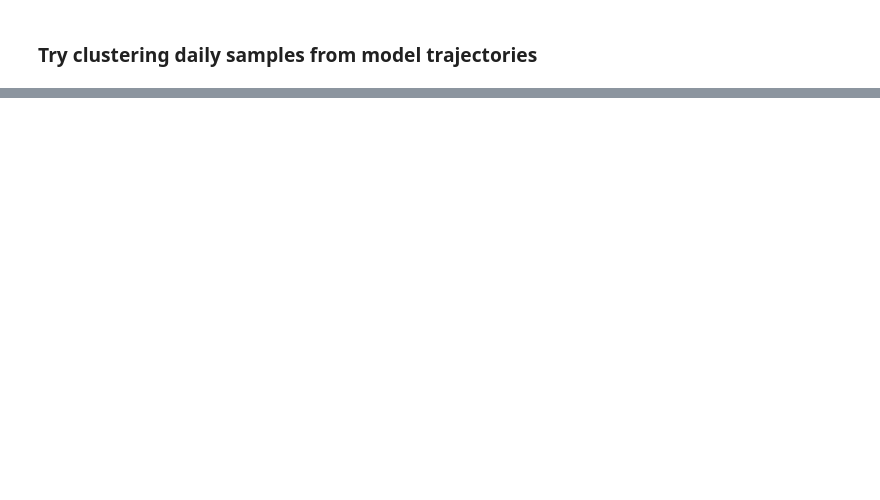
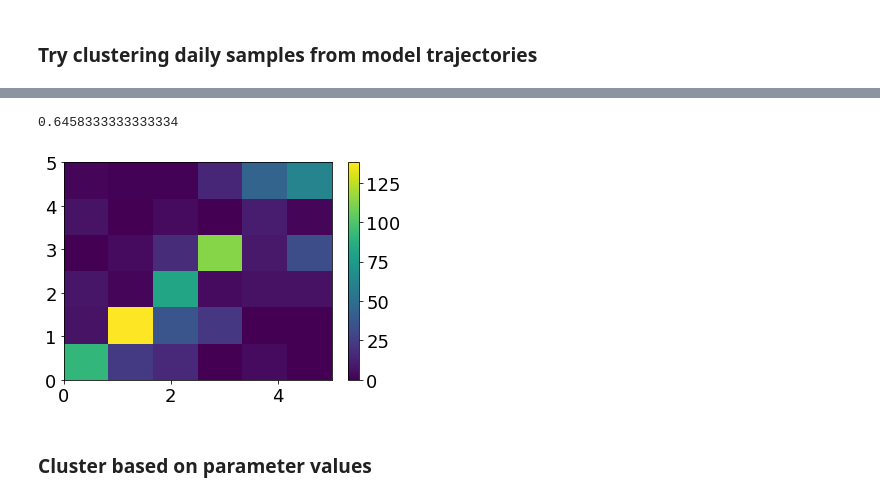
Before and after one commit to lacyk3/SARS-CoV-2Kinetics, a Jupyter notebook: Figures/FigureS1-ComparingQuantitativeFeaturesModelvData.ipynb, the cells around one changed output, grey strips where cells are left out. Cells and saved outputs as stored; diff of their text form; code cells hidden in the pictures; blank space fills up the shorter version.

```diff
--- a/Figures/FigureS1-ComparingQuantitativeFeaturesModelvData.ipynb
+++ b/Figures/FigureS1-ComparingQuantitativeFeaturesModelvData.ipynb
@@ -346,0 +359,22 @@ print('5 --> 4:', np.sum((Cmodels[np.argwhere(Cdata == 5)]==4))/np.sum(Cdata==5)
+# %%
+# -- Normalize
+PkVLs_n = (PkVLs - np.mean(PkVLs))/np.std(PkVLs)
+AUCs_n = (AUCs - np.mean(AUCs))/np.std(AUCs)
+TimetoPeak_n = (TimetoPeakVL - np.mean(TimetoPeakVL))/np.std(TimetoPeakVL)
+Elimination = np.array(Durations) - np.array(TimetoPeakVL)
+Elimination_n = (Elimination - np.mean(Elimination))/np.std(Elimination)
+Durations_n = (Durations - np.mean(Durations))/np.std(Durations)
+
+X_features = np.zeros((len(IDs_clustered),5))
+X_features[:,0] = PkVLs_n
+X_features[:,1] = AUCs_n
+X_features[:,2] = TimetoPeak_n
+X_features[:,3] = Durations_n
+#X_features[:,4] = Elimination_n
+
+
+kmeans = KMeans(n_clusters=6, random_state = 10).fit(X_features)
+centers = [y[1] for y in kmeans.cluster_centers_]
+sort_index = np.argsort(centers)
+
+sort_index = [0,4,2,1,3,5]
@@ -346,0 +425,17 @@ print('5 --> 4:', np.sum((Cmodels[np.argwhere(Cdata == 5)]==4))/np.sum(Cdata==5)
+# %%
+# -- compare results of clustering based on model simulations against clustering based on data
+def reorder(l, sort_index):
+    new_label = np.argwhere(sort_index==l)[0][0]
+    return new_label
+
+ordered_kmeans_labels = [reorder(l, sort_index) for l in kmeans.labels_]
+plt.hist2d(clusters, ordered_kmeans_labels,bins = 6);
+plt.colorbar()
+
+# -- Accuracy
+(len(ordered_kmeans_labels)-np.sum((np.abs(np.array(clusters) - np.array(ordered_kmeans_labels))>0)))/len(ordered_kmeans_labels)
+# %% [output]
+0.6458333333333334
+[figure, added]
+# %% [markdown]
+### Cluster based on parameter values
```
Also changed, not shown: parts of 13 cells of this notebook.
